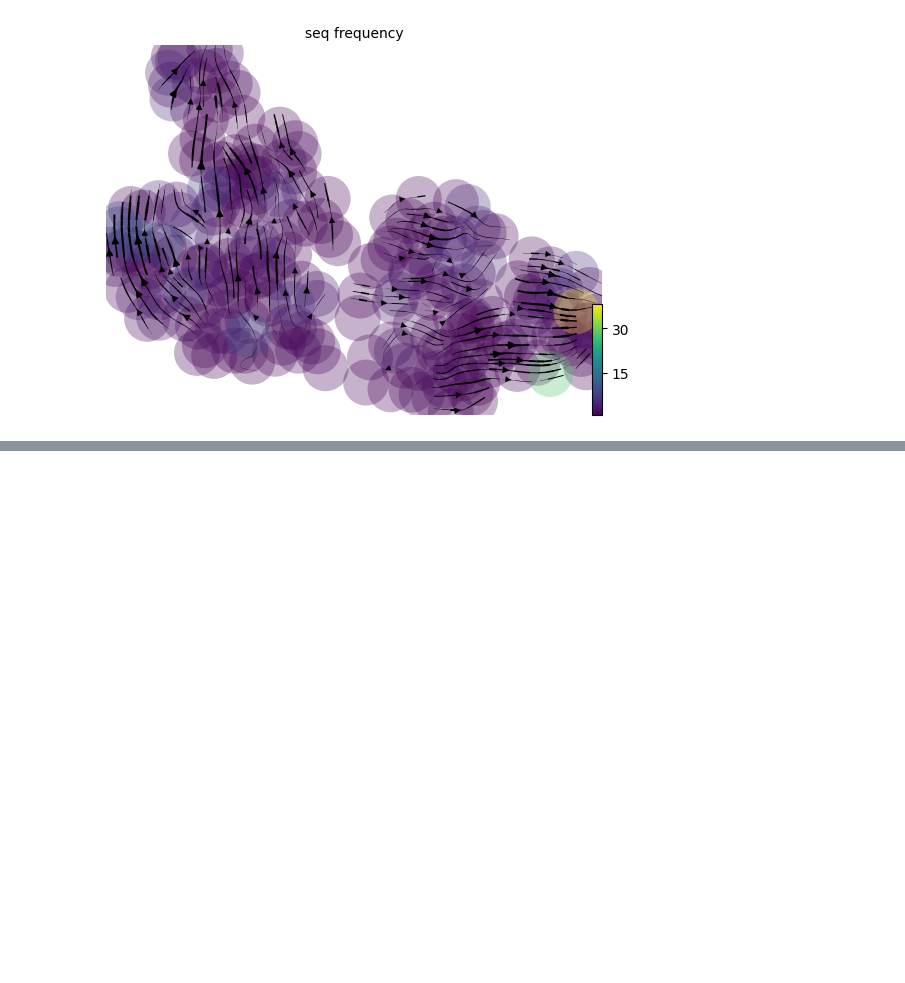
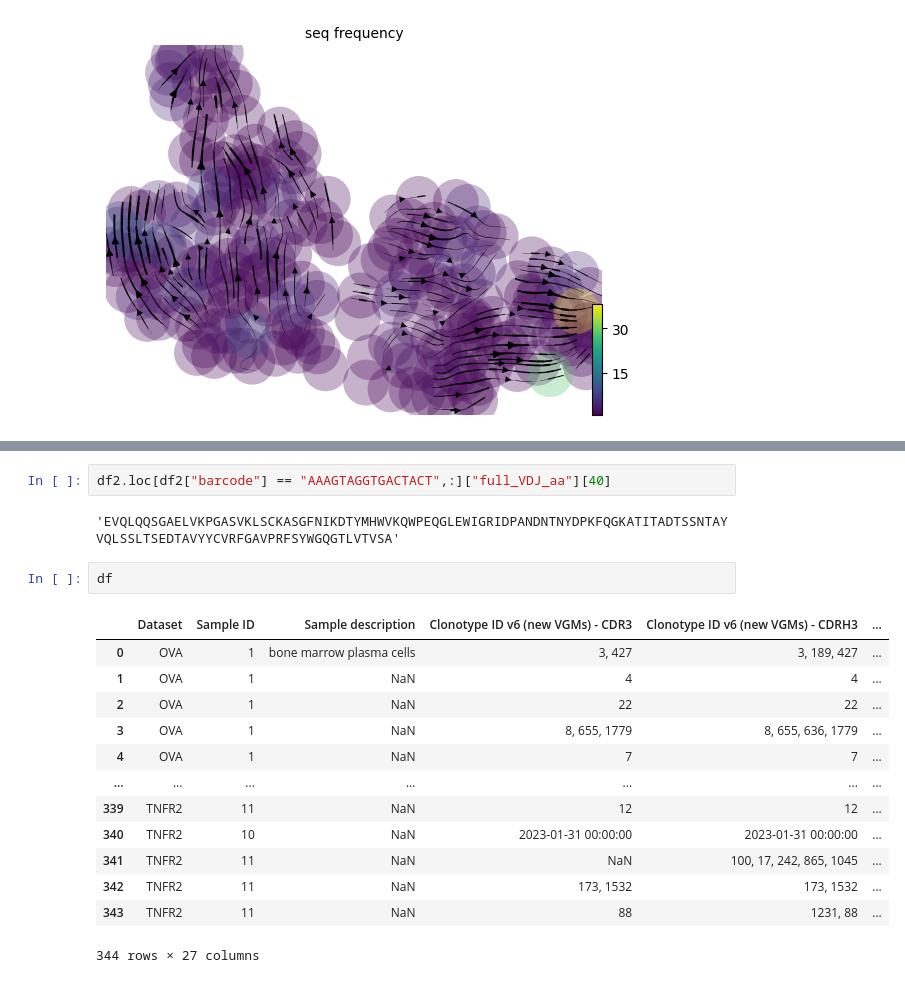
Before and after one commit to anamaysamant/PLM_anamay, a Jupyter notebook: scripts/Evo_velocity_playing.ipynb, the cells around one changed output, grey strips where cells are left out. Drawn from its saved outputs; the diff is of its cells as text; blank space fills up the shorter version.

```diff
--- a/scripts/Evo_velocity_playing.ipynb
+++ b/scripts/Evo_velocity_playing.ipynb
@@ -812,0 +849,20 @@ computing velocity embedding
+# %%
+df2.loc[df2["barcode"] == "AAAGTAGGTGACTACT",:]["full_VDJ_aa"][40]
+# %% [output]
+'EVQLQQSGAELVKPGASVKLSCKASGFNIKDTYMHWVKQWPEQGLEWIGRIDPANDNTNYDPKFQGKATITADTSSNTAYVQLSSLTSEDTAVYYCVRFGAVPRFSYWGQGTLVTVSA'
+# %%
+df
+# %% [output]
+|  | Dataset | Sample ID | Sample description | Clonotype ID v6 (new VGMs) - CDR3 | Clonotype ID v6 (new VGMs) - CDRH3 | ... |
+| 0 | OVA | 1 | bone marrow plasma cells | 3, 427 | 3, 189, 427 | ... |
+| 1 | OVA | 1 | NaN | 4 | 4 | ... |
+| 2 | OVA | 1 | NaN | 22 | 22 | ... |
+| 3 | OVA | 1 | NaN | 8, 655, 1779 | 8, 655, 636, 1779 | ... |
+| 4 | OVA | 1 | NaN | 7 | 7 | ... |
+| ... | ... | ... | ... | ... | ... | ... |
+| 339 | TNFR2 | 11 | NaN | 12 | 12 | ... |
+| 340 | TNFR2 | 10 | NaN | 2023-01-31 00:00:00 | 2023-01-31 00:00:00 | ... |
+| 341 | TNFR2 | 11 | NaN | NaN | 100, 17, 242, 865, 1045 | ... |
+| 342 | TNFR2 | 11 | NaN | 173, 1532 | 173, 1532 | ... |
+| 343 | TNFR2 | 11 | NaN | 88 | 1231, 88 | ... |
+344 rows × 27 columns
```
Also changed, not shown: parts of 12 cells of this notebook, 4 other files.
